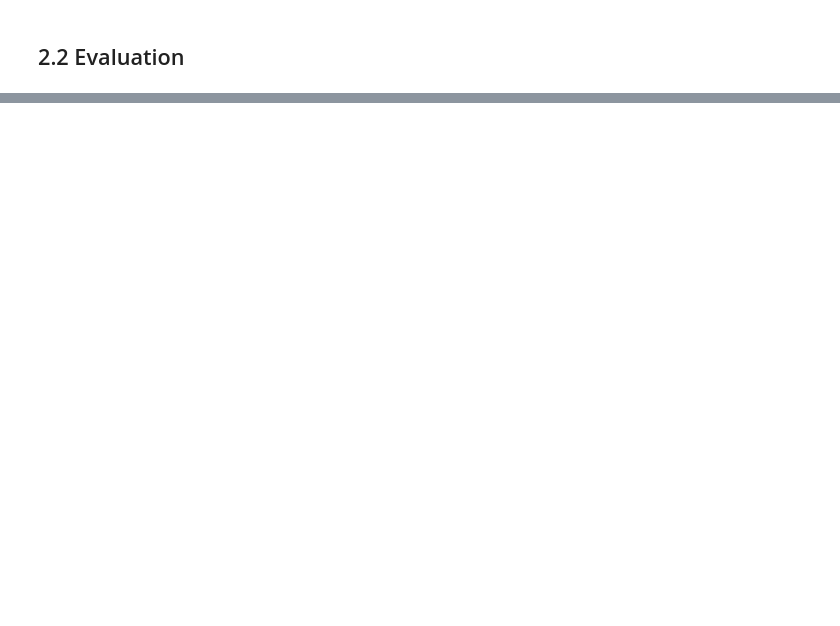
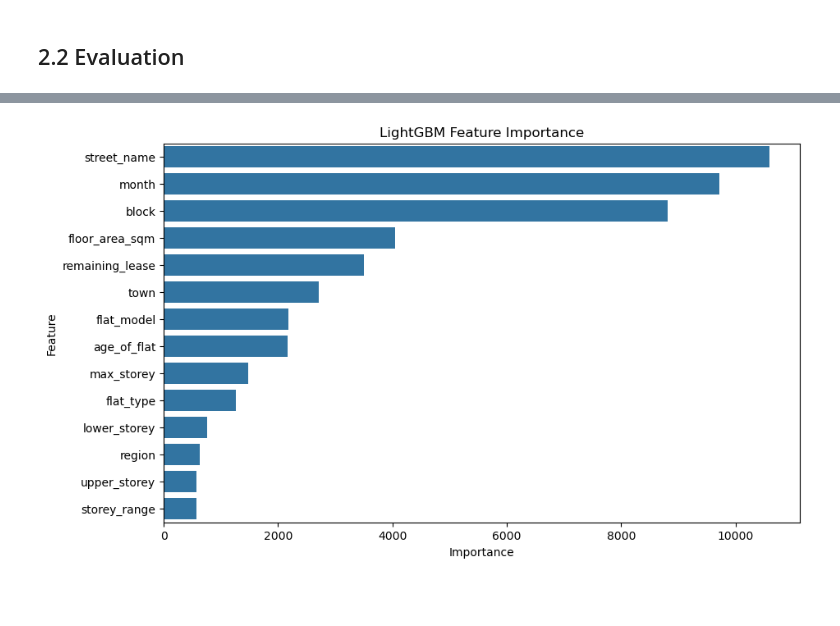
Before and after one commit to Zimmy313/HDB_HousingPrice_ML_Project, a Jupyter notebook: src/Boosting_model.ipynb, the cells around one changed output, grey strips where cells are left out. Cells and saved outputs as stored; diff of their text form; code cells hidden in the pictures; blank space fills up the shorter version.

```diff
--- a/src/Boosting_model.ipynb
+++ b/src/Boosting_model.ipynb
@@ -77,11 +109,3 @@ categorical_columns = ['month', 'town', 'flat_type', 'block', 'street_name', 'st
 # Convert these columns to 'category' type
 X_train[categorical_columns] = X_train[categorical_columns].astype('category')
 X_test[categorical_columns] = X_test[categorical_columns].astype('category')
-# %%
-import lightgbm as lgb
-
-# Initialize the LightGBM Regressor
-regressor = lgb.LGBMRegressor()
-
-# Train the model
-regressor.fit(X_train, y_train)
@@ -116,2 +170,25 @@ Test R2 Score: 0.9673981408243222
+# %%
+# Getting feature importances from the LightGBM model
+feature_importance_values = gbm_model.feature_importance(importance_type='split')
+feature_names = X_train.columns
+
+# Create a DataFrame for visualization
+feature_importances = pd.DataFrame({
+    'feature': feature_names,
+    'importance': feature_importance_values
+})
+
+# Sort features by importance
+feature_importances = feature_importances.sort_values(by='importance', ascending=False)
+
+# Plotting
+plt.figure(figsize=(10, 6))
+sns.barplot(x="importance", y="feature", data=feature_importances.head(20))
+plt.title('LightGBM Feature Importance')
+plt.xlabel('Importance')
+plt.ylabel('Feature')
+plt.show()
+# %% [output]
+[figure, added]
 # %% [markdown]
 ####
```
Also changed, not shown: parts of 8 cells of this notebook, 10 other files.
